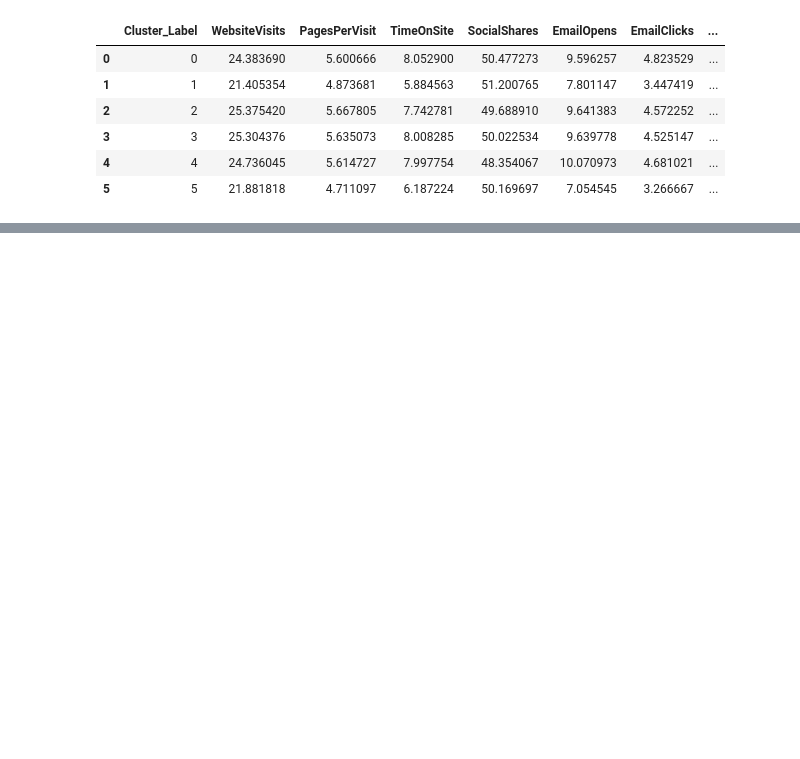
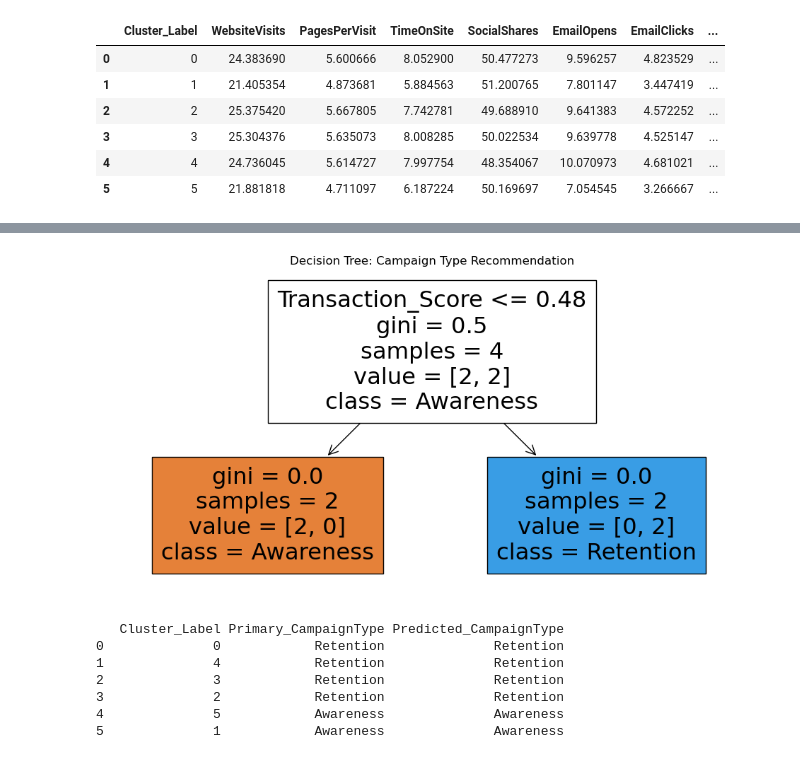
Before and after one commit to H6WU6R/DSA3101-Group-4, a Jupyter notebook: Notebooks/Pattern Analysis and Recommendation .ipynb, the cells around one changed output, grey strips where cells are left out. Cells and saved outputs as stored; diff of their text form; code cells hidden in the pictures; blank space fills up the shorter version.

```diff
--- a/Notebooks/Pattern Analysis and Recommendation .ipynb
+++ b/Notebooks/Pattern Analysis and Recommendation .ipynb
@@ -60,7 +62,7 @@ behavioral_metrics = [
     'WebsiteVisits', 'PagesPerVisit', 'TimeOnSite',
     'SocialShares', 'EmailOpens', 'EmailClicks',
     'AdSpend', 'ClickThroughRate', 'ConversionRate',
-    'PreviousPurchases', 'LoyaltyPoints', 'Income'
+    'PreviousPurchases', 'LoyaltyPoints', 'Income','Conversion', 'Age'
 ]
 # %%
 # Step 1: MANOVA
@@ -335,5 +367,10 @@ print(centroids[['KMeans_Cluster', 'ProductUsage_Score', 'Transaction_Score',
 # %%
-# Recommendation logic
-low_conversion_threshold = centroids['Transaction_Score'].quantile(0.25)
-high_engagement_threshold = centroids['Engagement_Score'].quantile(0.75)
-high_product_usage_threshold = centroids['ProductUsage_Score'].quantile(0.75)
+# Thresholds for dynamic segmentation
+high_conversion_rate_threshold = behavior_summary['ConversionRate'].quantile(0.75)
+low_actual_conversion_threshold = behavior_summary['Conversion'].quantile(0.25)
+high_actual_conversion_threshold = behavior_summary['Conversion'].quantile(0.75)
+low_transaction_threshold = behavior_summary['Transaction_Score'].quantile(0.25)
+high_engagement_threshold = behavior_summary['Engagement_Score'].quantile(0.75)
+high_product_usage_threshold = behavior_summary['ProductUsage_Score'].quantile(0.75)
+
+print(high_conversion_rate_threshold)
@@ -370,0 +421,5 @@ Cluster 5.0: Moderate engagement. Recommend nurturing through awareness and cons
+# %%
+recommendation_df = pd.DataFrame(campaign_recommendations)
+behavior_summary = behavior_summary.merge(recommendation_df, on='Cluster_Label', how='left')
+
+recommendation_df
@@ -370,0 +434,43 @@ Cluster 5.0: Moderate engagement. Recommend nurturing through awareness and cons
+# %%
+# Step 1: Create a Primary_CampaignType label from rule-based multi-labels
+behavior_summary['Primary_CampaignType'] = behavior_summary['Recommended_CampaignTypes'].apply(
+    lambda x: x[0] if isinstance(x, list) and len(x) > 0 else 'Awareness'
+)
+
+# Step 2: Prepare data for Decision Tree Classifier
+from sklearn.tree import DecisionTreeClassifier, plot_tree
+from sklearn.model_selection import train_test_split
+import matplotlib.pyplot as plt
+
+# Define features and target
+tree_features = ['ProductUsage_Score', 'Transaction_Score', 'Engagement_Score']
+X = behavior_summary[tree_features]
+y = behavior_summary['Primary_CampaignType']
+
+# Optional: Split for validation (not mandatory with small datasets)
+X_train, X_test, y_train, y_test = train_test_split(X, y, test_size=0.3, random_state=42)
+
+# Step 3: Train the decision tree model
+clf = DecisionTreeClassifier(max_depth=3, random_state=42)
+clf.fit(X_train, y_train)
+
+# Step 4: Visualize the decision tree
+plt.figure(figsize=(12,6))
+plot_tree(clf, feature_names=tree_features, class_names=clf.classes_, filled=True)
+plt.title("Decision Tree: Campaign Type Recommendation")
+plt.show()
+
+# Step 5: Predict CampaignType for each segment (optional)
+behavior_summary['Predicted_CampaignType'] = clf.predict(X)
+
+# Display predicted vs original for review
+print(behavior_summary[['Cluster_Label', 'Primary_CampaignType', 'Predicted_CampaignType']])
+# %% [output]
+[figure, added]
+   Cluster_Label Primary_CampaignType Predicted_CampaignType
+0              0            Retention              Retention
+1              4            Retention              Retention
+2              3            Retention              Retention
+3              2            Retention              Retention
+4              5            Awareness              Awareness
+5              1            Awareness              Awareness
```
Also changed, not shown: parts of 24 cells of this notebook.
